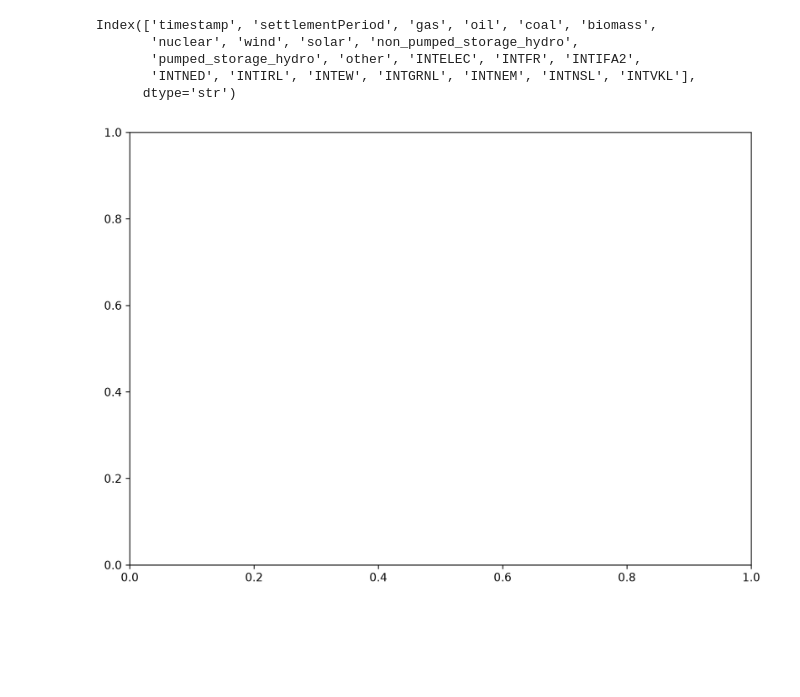
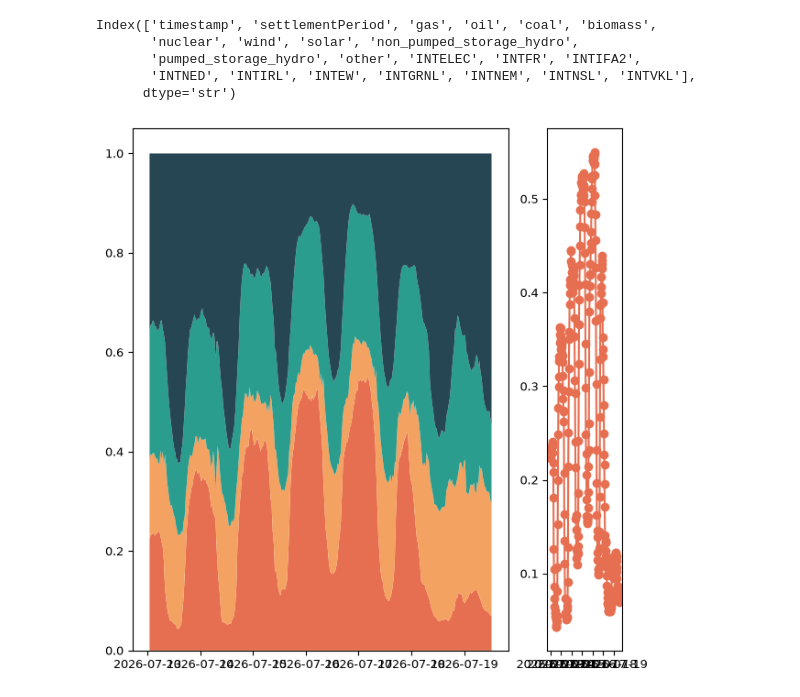
Before and after one commit to TurnerHaa/grid_weekly, a Jupyter notebook: notebooks/fetch.ipynb, the cells around one changed output. Drawn from its saved outputs; the diff is of its cells as text; code cells hidden in the pictures; blank space fills up the shorter version.

Commit message:
Split screen chart

```diff
--- a/notebooks/fetch.ipynb
+++ b/notebooks/fetch.ipynb
@@ -159,11 +159,6 @@ Index(['timestamp', 'settlementPeriod', 'gas', 'oil', 'coal', 'biomass',
        'INTNED', 'INTIRL', 'INTEW', 'INTGRNL', 'INTNEM', 'INTNSL', 'INTVKL'],
       dtype='str')
 # %%
-time_col = 'timestamp'
-y_data = grid.drop(columns=[time_col, 'settlementPeriod'], errors='ignore')
-
-fig, ax = plt.subplots(figsize=(10,7), dpi = 300)
-
 energy_categories = {
     'gas': 'Fossil',
     'oil': 'Fossil',
@@ -188,7 +183,33 @@ energy_categories = {
 }
 
 grid_long = grid.melt(id_vars=['timestamp', 'settlementPeriod'],
-                      var_name='category',
+                      var_name='source',
                       value_name='mw')
+
+grid_long['category'] = grid_long['source'].map(energy_categories)
+
+category_df = grid_long.groupby(['timestamp', 'category'])['mw'].sum().unstack(level='category')
-# %% [output]
-[figure, removed]
+# %%
+cat_data = grid_long.groupby(['timestamp', 'category'])['mw'].sum().reset_index()
+cat_wide = cat_data.pivot(index='timestamp', columns='category', values='mw').fillna(0)
+cat_perc = cat_wide.div(cat_wide.sum(axis=1), axis=0)
+
+fig, (ax1, ax2) = plt.subplots(1, 2, figsize=(6,6), gridspec_kw={'width_ratios': [5, 1]},
+                               layout='constrained')
+
+plt.rcParams.update({'font.size': 9})
+title_font = {'fontname':'Karla',
+              'fontsize': 20}
+
+colour = ['#e76f51', '#f4a261', '#2a9d8f', '#264653']
+
+ax1.stackplot(cat_perc.index,
+              cat_perc.T,
+              labels=cat_perc.columns,
+              colors=colour)
+
+ax2.plot(cat_perc.index, cat_perc.iloc[:, 0], color=colour[0], marker='o')
+
+plt.show()
+# %% [output]
+[figure, added]
```
